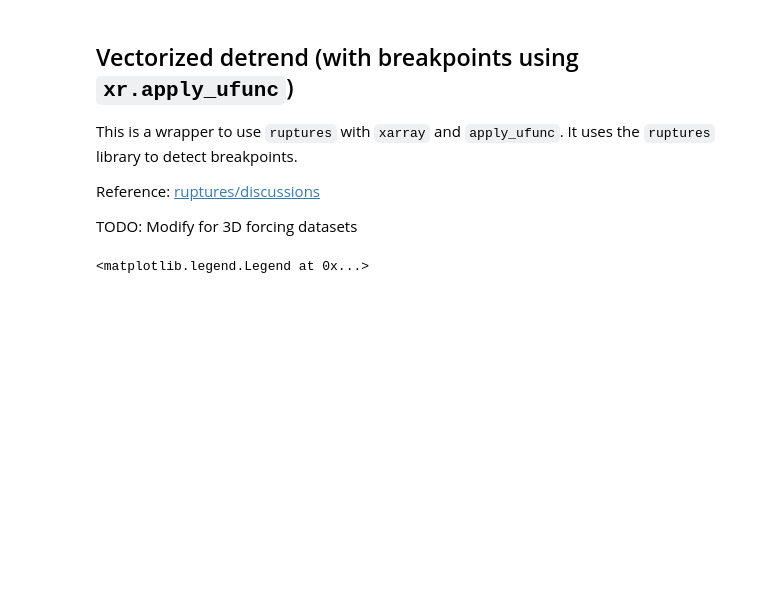
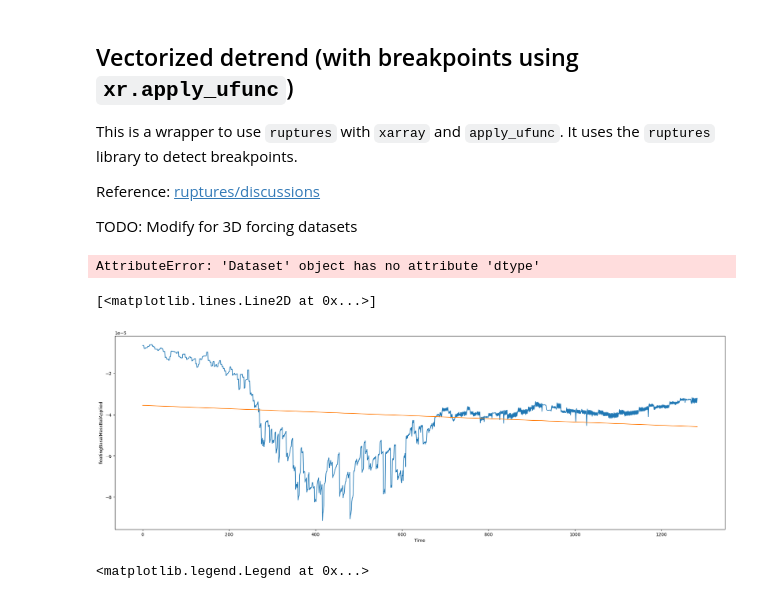
Before and after one commit to mshiv/AISLENS, a Jupyter notebook: notebooks/08-ISMIP6-MALI-forcings.ipynb, the cells around one changed output. Cells and saved outputs as stored; diff of their text form; code cells hidden in the pictures; blank space fills up the shorter version.

Commit message:
WIP: Add ISMIP6 SSP585 forcing setup notebook

```diff
--- a/notebooks/08-ISMIP6-MALI-forcings.ipynb
+++ b/notebooks/08-ISMIP6-MALI-forcings.ipynb
@@ -19,6 +17,13 @@ UKESM_ssp585 = xr.open_dataset(main_dir / "data/external/MALI_projects/ISMIP6_23
 # %%
 UKESM_ssp126_ts = UKESM_ssp126.mean(dim=["nCells", "nISMIP6OceanLayers"]).compute()
 UKESM_ssp585_ts = UKESM_ssp585.mean(dim=["nCells", "nISMIP6OceanLayers"]).compute()
+# %%
+ssp585_globalStats = xr.open_dataset("/Users/smurugan9/research/aislens/MALI-2300/ssp585-4km/globalStats.nc")
+outputflux = xr.open_dataset("/Users/smurugan9/research/aislens/MALI-2300/ssp585-4km/output_flux_all_timesteps_2250.nc")
+outputstate = xr.open_dataset("/Users/smurugan9/research/aislens/MALI-2300/ssp585-4km/output_state_2250.nc")
+floatbmb = xr.open_dataset("/Users/smurugan9/research/aislens/MALI-2300/ssp585-4km/ismip6-ssp585-4km-floatingBasalMassBalApplied.nc")
+# %%
+floatbmb_ts = floatbmb.mean("nCells")
 # %%
 # Plot UKESM ssp126 and ssp585 mean TFs
 
@@ -248,6 +253,29 @@ def detrend_with_breakpoints_vectorized(data, dim, deg=1, model="l2", penalty=10
     return detrended_data
 # %%
 UKESM_ssp585_meanLayers = UKESM_ssp585.ismip6shelfMelt_3dThermalForcing.mean(dim=["nISMIP6OceanLayers"]).compute()
+# %%
+# Assuming the function detrend_with_breakpoints_vectorized is already defined
+
+# Your DataArray
+data_array = floatbmb_ts.load()
+
+# Apply the detrending function along the "Time" dimension
+detrended_data = detrend_with_breakpoints_vectorized(
+    data_array,
+    dim="Time",        # Specify the dimension to detrend
+    deg=1,             # Degree of polynomial (e.g., 1 for linear detrending)
+    model="l1",        # Cost model for ruptures
+    penalty=10         # Penalty value for change point detection
+)
+# %% [output]
+AttributeError: 'Dataset' object has no attribute 'dtype'
+# %%
+fig, ax = plt.subplots(figsize=(25, 8))
+floatbmb_ts.floatingBasalMassBalApplied.plot()
+(floatbmb_ts.floatingBasalMassBalApplied-detrended_data.floatingBasalMassBalApplied).plot()
+# %% [output]
+[<matplotlib.lines.Line2D at 0x...>]
+[figure, added]
 # %%
 # Assuming the function detrend_with_breakpoints_vectorized is already defined
 
```
Also changed, not shown: parts of 1 cell of this notebook.
